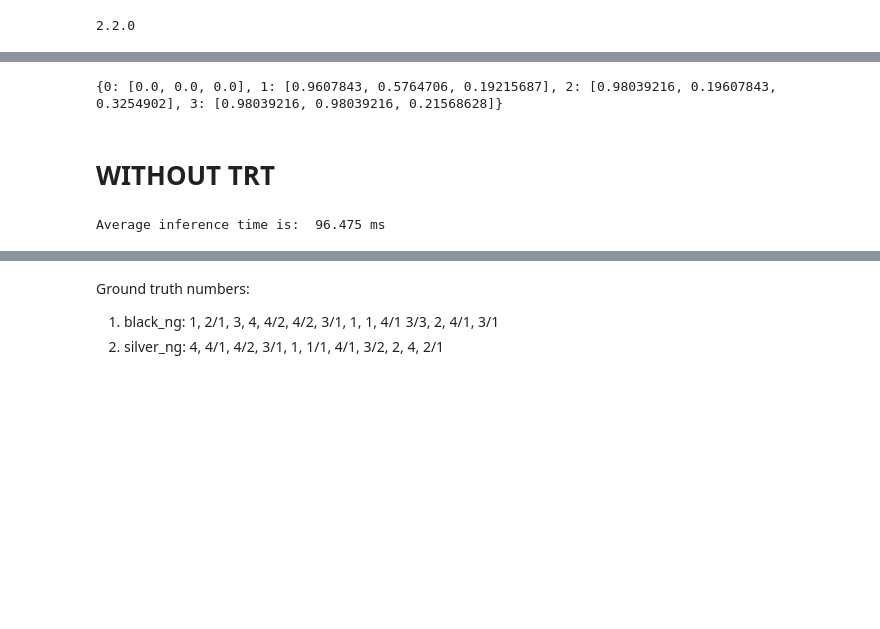
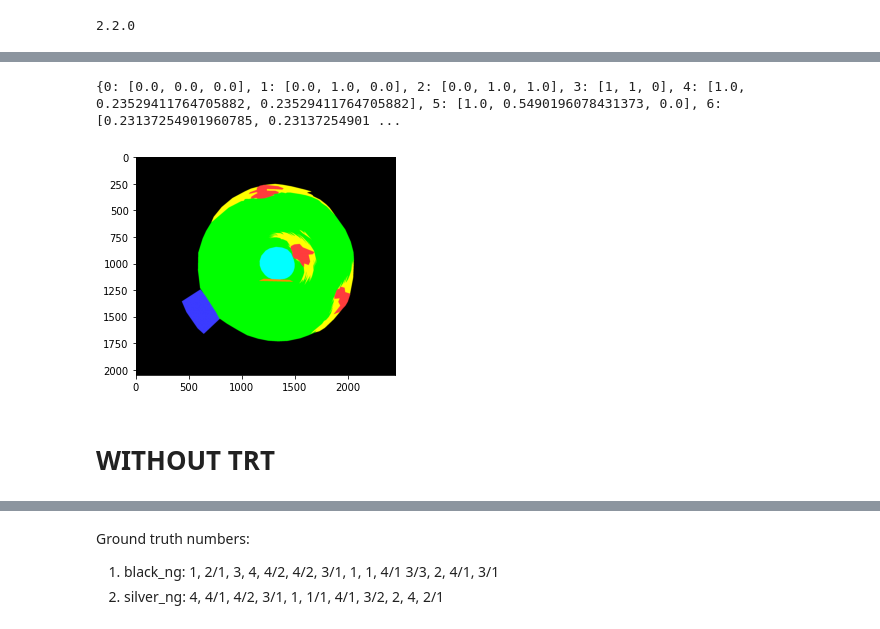
Before and after one commit to jhk0429/Segmentation_project, a Jupyter notebook: Inference.ipynb, the cells around one changed output, grey strips where cells are left out. Saved outputs shown, nothing was run; the diff lists cells and outputs as text; code cells hidden in the pictures; blank space fills up the shorter version.

```diff
--- a/Inference.ipynb
+++ b/Inference.ipynb
@@ -125,22 +132,38 @@ def draw_and_count(img, contours, label = '', draw_type = 'contour', show=True):
 
     return img, area, width_height, count
 # %%
-mask = imread('images/test/gt_mask/일반7__분리막 눌림_검정.png') #2048 x 2448
+import cv2
+from itertools import product
+
+loc = "../../data/LGES_Vision/JR_Bottom/0.Data/211110_3rd_data/"
+
+mask = cv2.imread(loc + 'Mask_Image/[2021-10-13]11.25.55.086_1_2_Image.png') #2048 x 2448
+mask = cv2.cvtColor(mask, cv2.COLOR_BGR2RGB) / 255.0
+
+cc = cv2.inRange(mask, (.99, 0, .99), (1,0,1))
+mask[cc != 0] = [0,1,0]
 
 colors = np.unique(tf.reshape(mask,[-1,3]), axis=0)
 
+plt.imshow(mask)
+
 color_dict = {i: list(x) for i,x in enumerate(colors)}
+
+color_dict[6] = color_dict[3]
+color_dict[3] = [1,1,0]
+
 print(color_dict)
 
 def rgb_to_onehot(rgb_arr, color_dict):
     num_classes = len(color_dict)
     shape = rgb_arr.shape[:2] + (num_classes,)
     arr = np.zeros(shape, dtype=np.int8)
     for i, cls in enumerate(color_dict):
         arr[:, :, i] = np.all(rgb_arr.reshape((-1, 3)) == color_dict[i], axis=1).reshape(shape[:2])
     return arr
 # %% [output]
-{0: [0.0, 0.0, 0.0], 1: [0.9607843, 0.5764706, 0.19215687], 2: [0.98039216, 0.19607843, 0.3254902], 3: [0.98039216, 0.98039216, 0.21568628]}
+{0: [0.0, 0.0, 0.0], 1: [0.0, 1.0, 0.0], 2: [0.0, 1.0, 1.0], 3: [1, 1, 0], 4: [1.0, 0.23529411764705882, 0.23529411764705882], 5: [1.0, 0.5490196078431373, 0.0], 6: [0.23137254901960785, 0.23137254901 ...
+[figure, added]
 # %% [markdown]
 # WITHOUT TRT
 # %%
@@ -148,42 +170,0 @@ model = tf.keras.models.load_model(path)
-# %%
-time_list = []
-pred_mask = []
-
-for idx,image in enumerate(tqdm(glob.glob("images/train/*/*.bmp"))):
-    start = time.time()
-
-    n = cv2.imread(image)
-    n = tf.cast(n, tf.float32) / 255.0
-    image = tf.image.resize(n, IMG_SIZE) #960,1152
-
-    image = tf.expand_dims(image,0)
-    pred_mask.append(model(image)) # N, H, W, 3
-
-    ex = pred_mask[idx][0] # H,W,4
-
-    pushed = np.round(tf.expand_dims(ex[:,:,1], -1)) + np.round(tf.expand_dims(ex[:,:,2], -1))
-    circle = np.round(tf.expand_dims(ex[:,:,3], -1))
-    stamped = np.round(tf.expand_dims(ex[:,:,2], -1))
-
-    stamped_x = stamped.astype(np.uint8) * 255
-    k = cv2.getStructuringElement(cv2.MORPH_RECT, (5,5))
-    closed_stamp = cv2.dilate(stamped_x, k)
-    contours, hierarchy = cv2.findContours(closed_stamp, cv2.RETR_LIST, cv2.CHAIN_APPROX_NONE)
-
-    stamp_img, stamp_area, wh, stamp_count = draw_and_count(stamped_x, contours, label='stamp', show=False)
-
-    pushed_x = pushed.astype(np.uint8) * 255
-    k = cv2.getStructuringElement(cv2.MORPH_RECT, (10,10))
-    closing = cv2.morphologyEx(pushed_x, cv2.MORPH_CLOSE, k)
-    contours, hierarchy = cv2.findContours(closing, cv2.RETR_LIST, cv2.CHAIN_APPROX_NONE)
-
-    push_img, push_area, wh, pushed_count = draw_and_count(pushed_x, contours, label='push', show=False)
-
-    #print("Sample #{} has {} stamps and {} pushes. Stamp areas: {}, Push areas: {}".format(idx, stamp_count, pushed_count,
-    #                                                                                 stamp_area, push_area))
-
-    time_list.append(time.time()-start)
-
-print("Average inference time is: ", (np.mean(time_list) * 1000).round(3), "ms")
-# %% [output]
-Average inference time is:  96.475 ms
```
Also changed, not shown: parts of 30 cells of this notebook.
